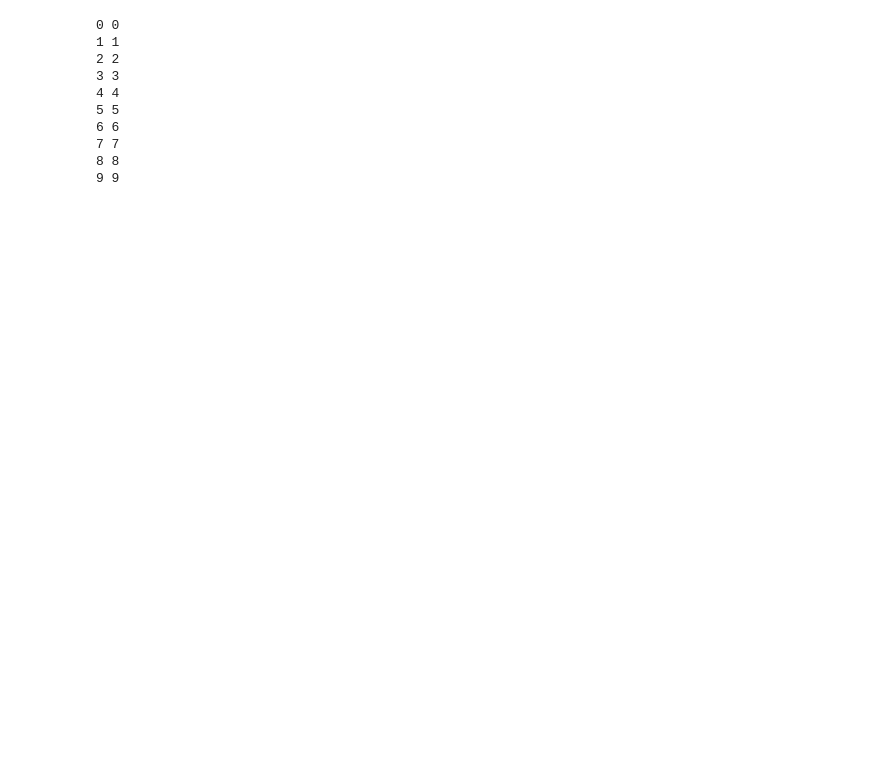
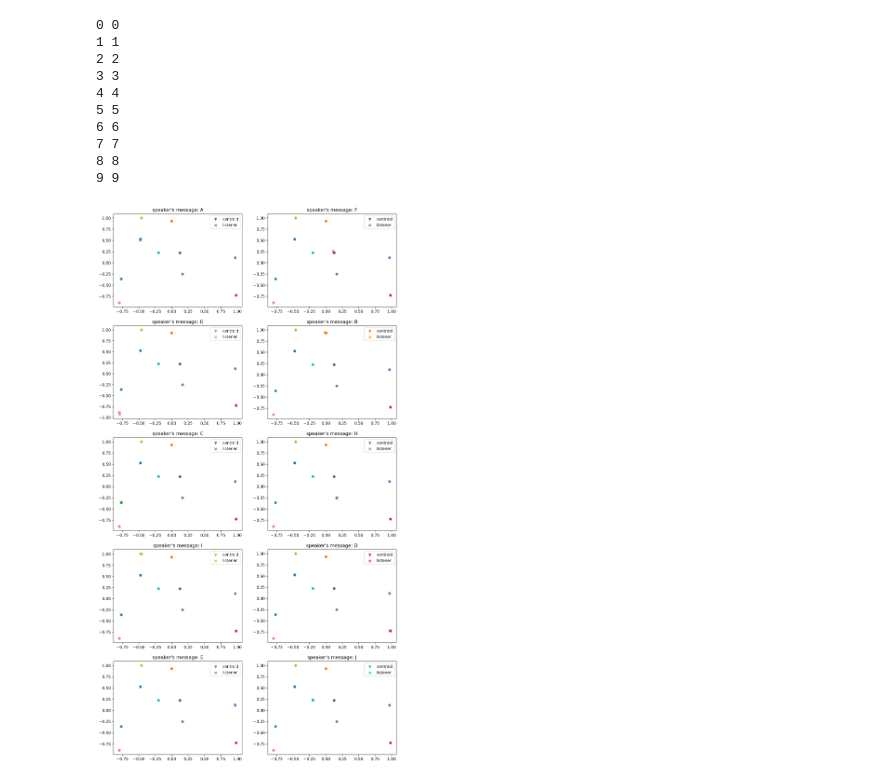
Before and after one commit to vateseif/lmpc-py, a Jupyter notebook: src/mpe/pretrain_language/examples/evaluate_simple_reference.ipynb, the cells around one changed output. Saved outputs shown, nothing was run; the diff lists cells and outputs as text; code cells hidden in the pictures; blank space fills up the shorter version.

```diff
--- a/src/mpe/pretrain_language/examples/evaluate_simple_reference.ipynb
+++ b/src/mpe/pretrain_language/examples/evaluate_simple_reference.ipynb
@@ -162,6 +203,55 @@ for i in range(num_landmarks):
 7 7
 8 8
 9 9
+# %%
+batch_size = 1
+
+# landmarks positions
+landmarks_p = ((torch.rand((batch_size, 2*num_landmarks)) - 0.5) * 2)
+landmarks_xy = landmarks_p.reshape(batch_size, num_landmarks, 2)
+
+# letters used for which landmark color by speaker
+new_msgLandmarkMap = {i: [] for  i in range(len(alphabet))}
+for i in range(num_landmarks):
+  msg = F.gumbel_softmax(new_speaker(landmarks_c[i]), hard=True)
+  li = msg[0].argmax().item()
+  new_msgLandmarkMap[li].append(i)
+
+def computeCentroid(msg):
+  """Given a message (the argmax) it checks which other landmarks use the same msg and computes the centroid and the mean color"""
+  xy = torch.mean(landmarks_xy[:,new_msgLandmarkMap[msg]], dim=1)
+  c = torch.mean(landmarks_c[new_msgLandmarkMap[msg]], dim=0)
+  return xy, c
+# %%
+fig, ax = plt.subplots(nrows=int(num_landmarks/2), ncols=2, figsize=(13, 25), dpi=200)
+
+batch_size=1
+for ix in range(num_landmarks):
+  vel = torch.rand((batch_size, 2))
+  # sample target landmark
+  #ix = randint(0, num_landmarks-1)
+  # pass through observer
+  msg = F.gumbel_softmax(new_speaker(landmarks_c[ix].repeat(batch_size, 1)), hard=True)
+  # goal id (kinda useless to have it)
+  goal_id = torch.cat(list(landmarks_c[randint(0, num_landmarks-1)] for _ in range(batch_size)), 0)
+  # listener observation
+  obs = torch.cat((vel, landmarks_p, goal_id, msg), 1)
+  # predict landmark pos
+  action = new_listener(obs)
+  # compute centroid of chosen message
+  centroid_xy, centroid_c = computeCentroid(msg.argmax().item())
+
+
+  #plt.figure()
+  ax[ix%int(num_landmarks/2)][ix%2].scatter([l for i, l in enumerate(landmarks_p[0]) if i%2==0], [l for i, l in enumerate(landmarks_p[0]) if i%2==1], marker='o', c=landmarks_c.squeeze())
+  ax[ix%int(num_landmarks/2)][ix%2].scatter(centroid_xy[0, 0], centroid_xy[0, 1], marker='v', c=centroid_c, label='centroid')
+  ax[ix%int(num_landmarks/2)][ix%2].scatter(action[0,0].detach().numpy(), action[0,1].detach().numpy(), marker='x', c=landmarks_c[ix], label='listener')
+  ax[ix%int(num_landmarks/2)][ix%2].legend(loc='best')
+  ax[ix%int(num_landmarks/2)][ix%2].set_title(f"speaker's message: {alphabet[msg[0].argmax()]}")
+
+fig.savefig('supervised_speaker_listener_centroid.png')
+# %% [output]
+[figure, added]
 # %%
 # compute similarity of all colors
 
```
Also changed, not shown: parts of 6 cells of this notebook.
